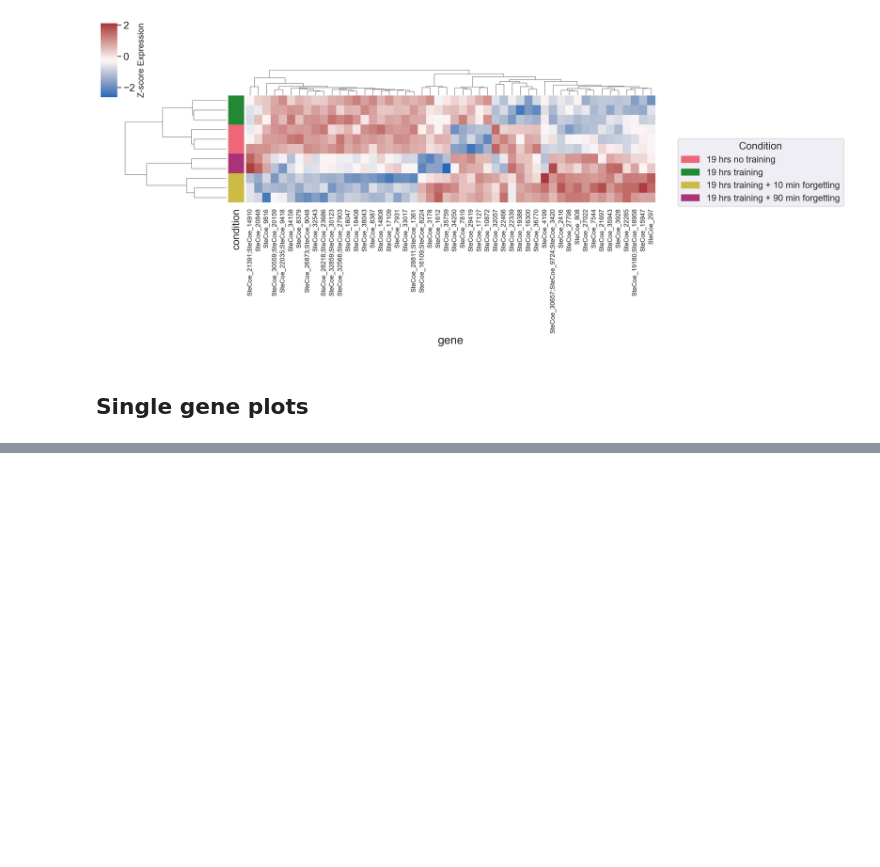
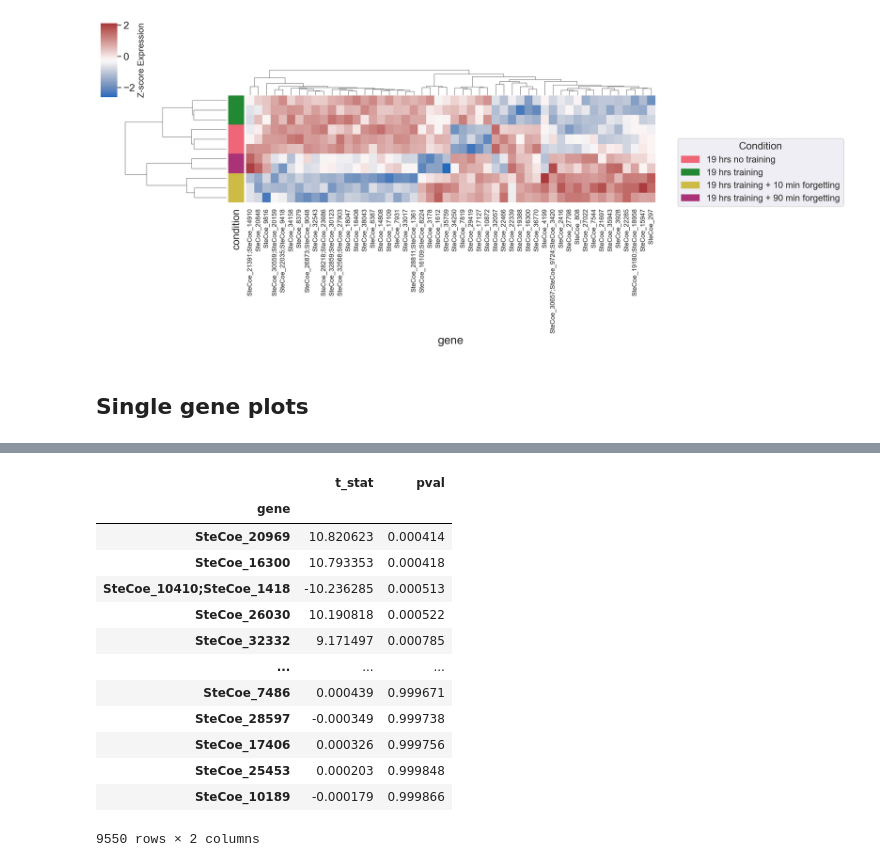
Before and after one commit to aralbright/2025_stentor_learning, a Jupyter notebook: exp2/exp2_proteomics.ipynb, the cells around one changed output, grey strips where cells are left out. Saved outputs shown, nothing was run; the diff lists cells and outputs as text; code cells hidden in the pictures; blank space fills up the shorter version.

```diff
--- a/exp2/exp2_proteomics.ipynb
+++ b/exp2/exp2_proteomics.ipynb
@@ -967,0 +1013,17 @@ df.head(50)
+# %%
+res_19.sort_values('pval')
+# %% [output]
+|  | t_stat | pval |
+| gene |  |  |
+| SteCoe_20969 | 10.820623 | 0.000414 |
+| SteCoe_16300 | 10.793353 | 0.000418 |
+| SteCoe_10410;SteCoe_1418 | -10.236285 | 0.000513 |
+| SteCoe_26030 | 10.190818 | 0.000522 |
+| SteCoe_32332 | 9.171497 | 0.000785 |
+| ... | ... | ... |
+| SteCoe_7486 | 0.000439 | 0.999671 |
+| SteCoe_28597 | -0.000349 | 0.999738 |
+| SteCoe_17406 | 0.000326 | 0.999756 |
+| SteCoe_25453 | 0.000203 | 0.999848 |
+| SteCoe_10189 | -0.000179 | 0.999866 |
+9550 rows × 2 columns
```
Also changed, not shown: parts of 34 cells of this notebook.
